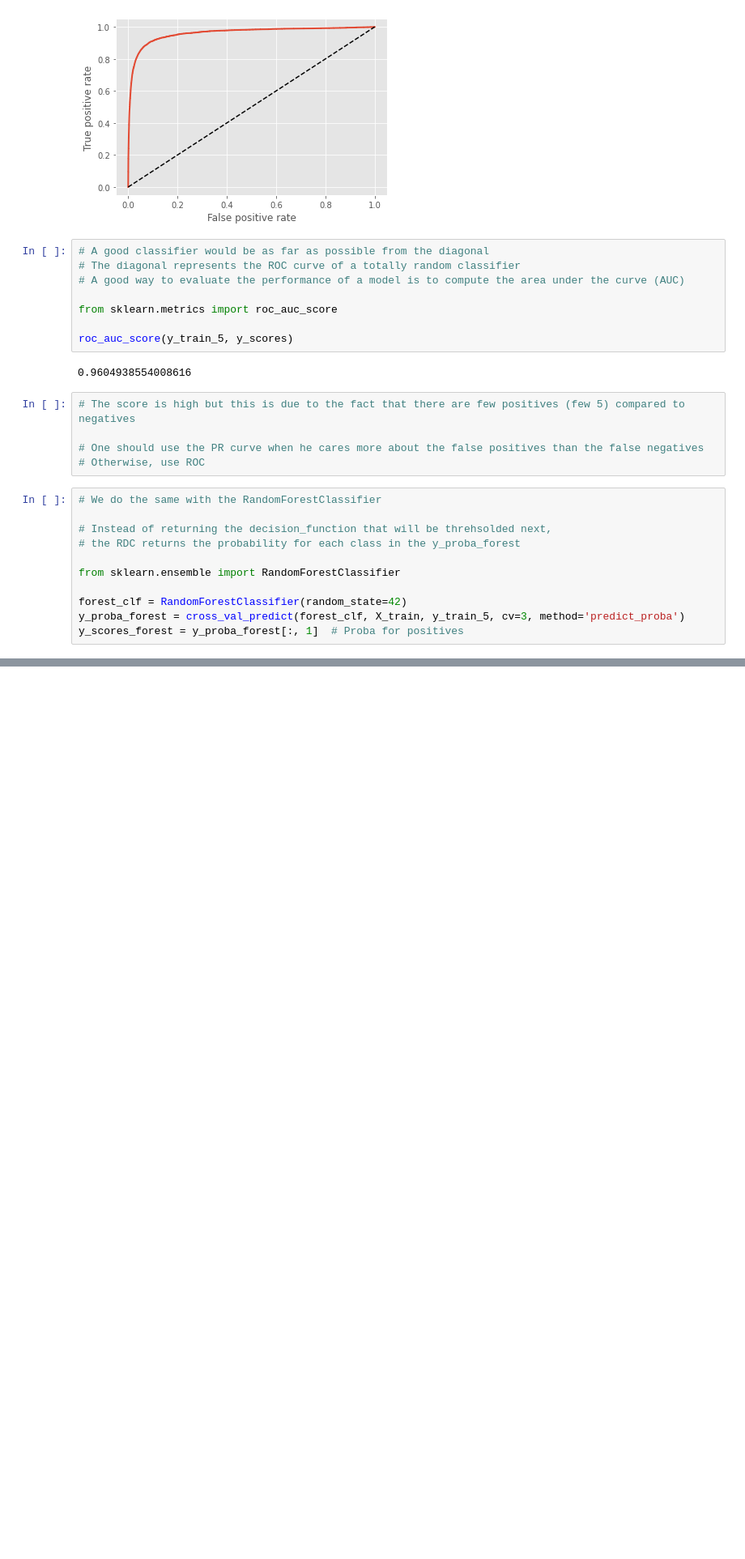
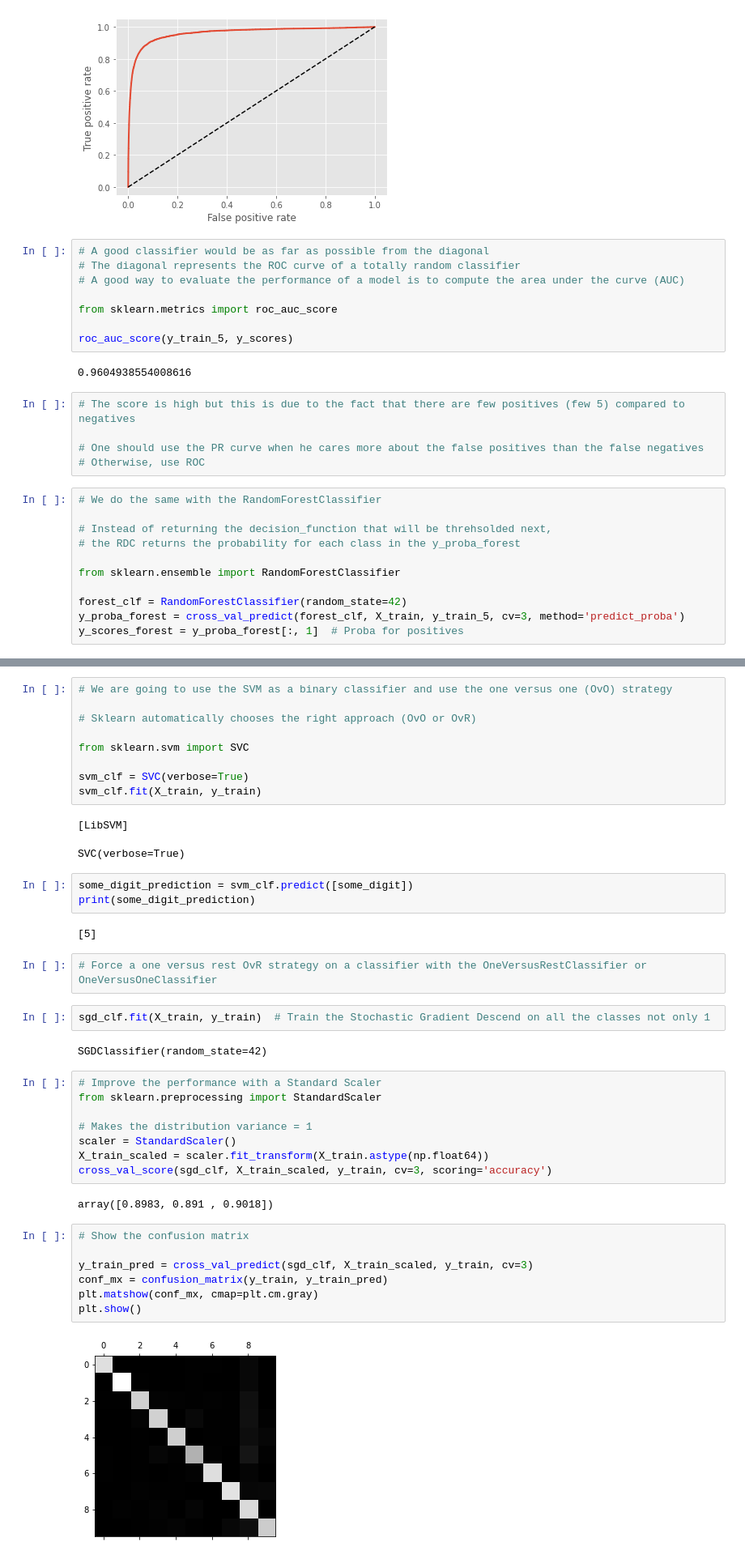
Before and after one commit to GriffinBabe/machine-learning, a Jupyter notebook: Mnist classification.ipynb, the cells around one changed output, grey strips where cells are left out. Shown: that part at 81% size. Drawn from its saved outputs; the diff is of its cells as text; blank space fills up the shorter version.

Commit message:
Finished binary classification

```diff
--- a/Mnist classification.ipynb
+++ b/Mnist classification.ipynb
@@ -225,0 +228,42 @@ plot_roc_curve(fpr_forest, tpr_forest, 'random forest')
+# %%
+# We are going to use the SVM as a binary classifier and use the one versus one (OvO) strategy
+
+# Sklearn automatically chooses the right approach (OvO or OvR)
+
+from sklearn.svm import SVC
+
+svm_clf = SVC(verbose=True)
+svm_clf.fit(X_train, y_train)
+# %% [output]
+[LibSVM]
+SVC(verbose=True)
+# %%
+some_digit_prediction = svm_clf.predict([some_digit])
+print(some_digit_prediction)
+# %% [output]
+[5]
+# %%
+# Force a one versus rest OvR strategy on a classifier with the OneVersusRestClassifier or OneVersusOneClassifier
+# %%
+sgd_clf.fit(X_train, y_train)  # Train the Stochastic Gradient Descend on all the classes not only 1
+# %% [output]
+SGDClassifier(random_state=42)
+# %%
+# Improve the performance with a Standard Scaler
+from sklearn.preprocessing import StandardScaler
+
+# Makes the distribution variance = 1
+scaler = StandardScaler()
+X_train_scaled = scaler.fit_transform(X_train.astype(np.float64))
+cross_val_score(sgd_clf, X_train_scaled, y_train, cv=3, scoring='accuracy')
+# %% [output]
+array([0.8983, 0.891 , 0.9018])
+# %%
+# Show the confusion matrix
+
+y_train_pred = cross_val_predict(sgd_clf, X_train_scaled, y_train, cv=3)
+conf_mx = confusion_matrix(y_train, y_train_pred)
+plt.matshow(conf_mx, cmap=plt.cm.gray)
+plt.show()
+# %% [output]
+[figure, added]
```
Also changed, not shown: parts of 1 cell of this notebook.
